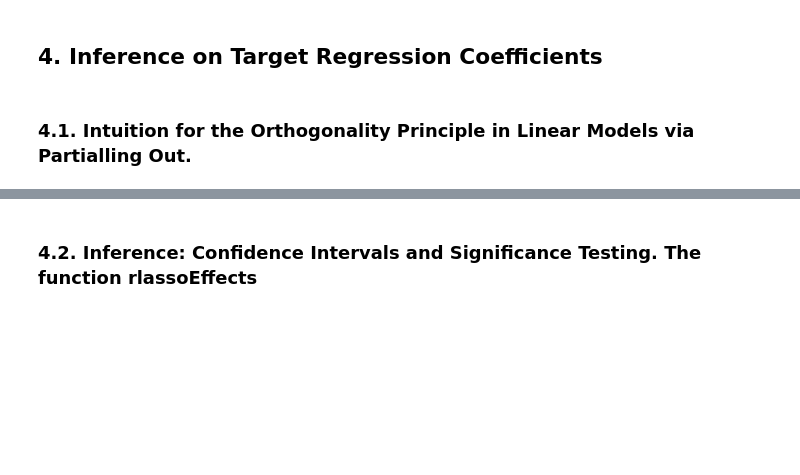
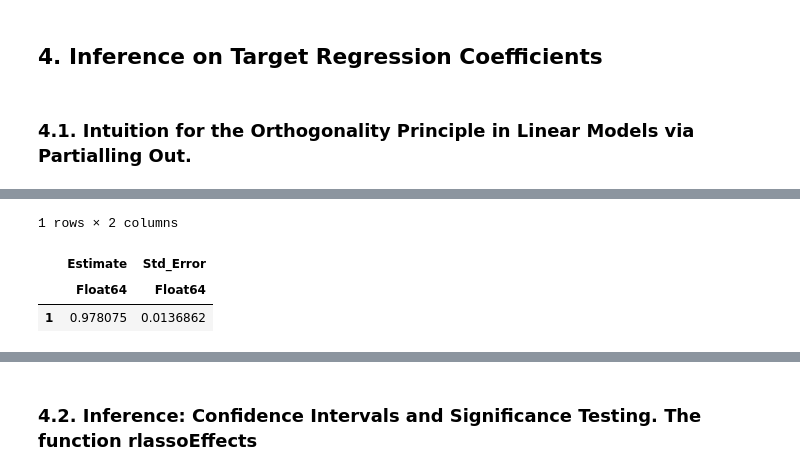
Before and after one commit to d2cml-ai/HDMjl.jl, a Jupyter notebook: tutorial/HDMjl_tutorial.ipynb, the cells around one changed output, grey strips where cells are left out. Saved outputs shown, nothing was run; the diff lists cells and outputs as text; code cells hidden in the pictures; blank space fills up the shorter version.

```diff
--- a/tutorial/HDMjl_tutorial.ipynb
+++ b/tutorial/HDMjl_tutorial.ipynb
@@ -93,0 +132,8 @@ UndefVarError: UndefVarError: Normal not defined
+# %%
+partial_fit_ls = lm(hcat(ones(length(y)), rD), rY)
+DataFrame(Estimate = coef(partial_fit_ls)[2], Std_Error = stderror(partial_fit_ls)[2])
+# %% [output]
+1 rows × 2 columns
+|  | Estimate | Std_Error |
+|  | Float64 | Float64 |
+| 1 | 0.978075 | 0.0136862 |
```
Also changed, not shown: parts of 114 cells of this notebook, 18 other files.
